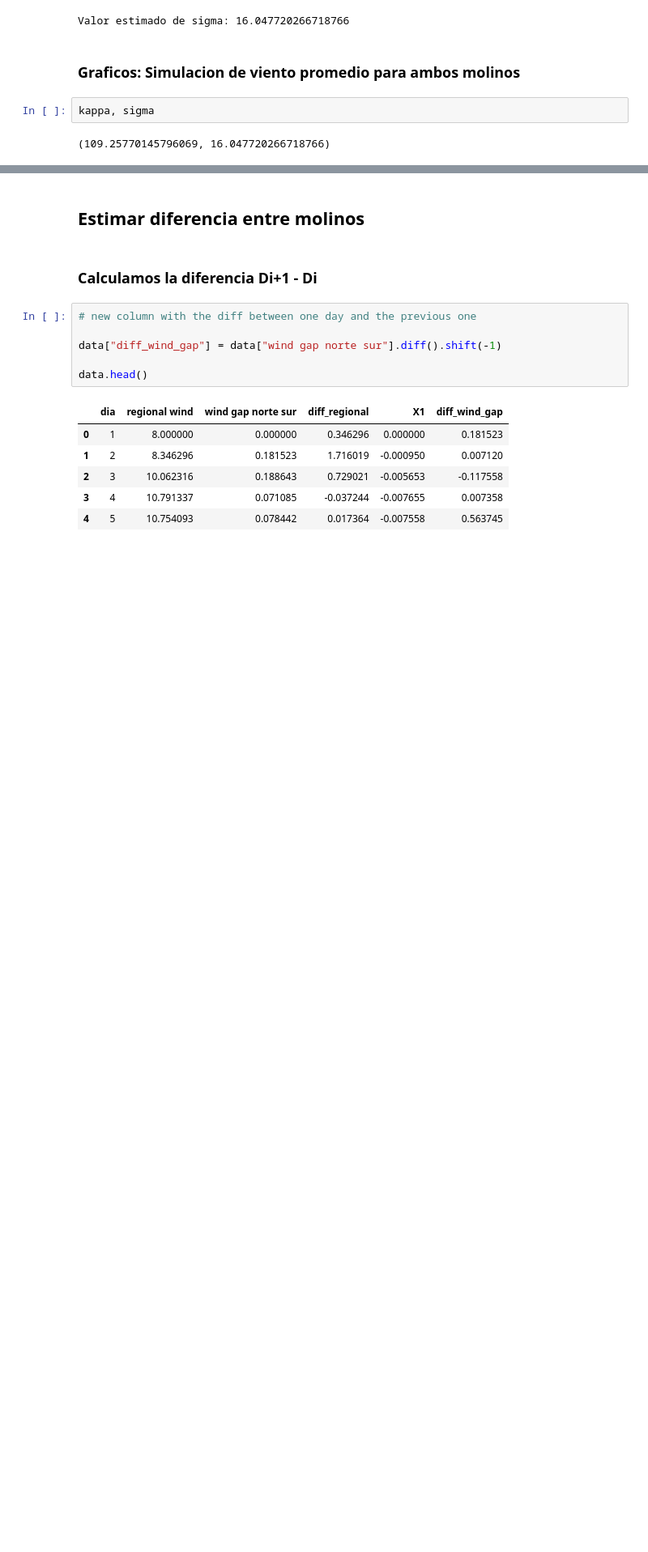
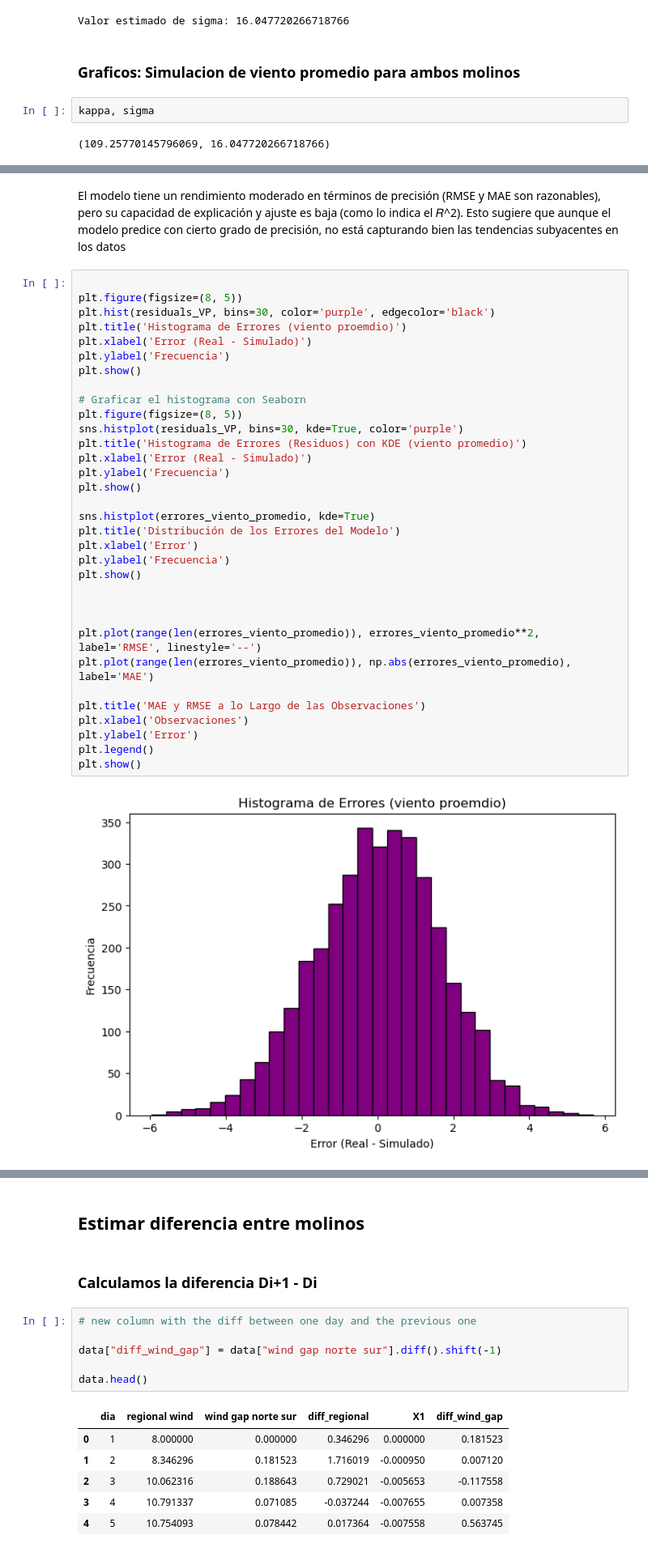
Before and after one commit to GuidoDSalem/TP---AplicacionesComputacionales, a Jupyter notebook: main limpio.ipynb, the cells around one changed output, grey strips where cells are left out. Shown at 81% size. Drawn from its saved outputs; the diff is of its cells as text; blank space fills up the shorter version.

Commit message:
medidas de error en ambos modelos

```diff
--- a/main limpio.ipynb
+++ b/main limpio.ipynb
@@ -166,0 +241,37 @@ plt.show()
+# %% [markdown]
+El modelo tiene un rendimiento moderado en términos de precisión (RMSE y MAE son razonables), pero su capacidad de explicación y ajuste es baja (como lo indica el 𝑅^2). Esto sugiere que aunque el modelo predice con cierto grado de precisión, no está capturando bien las tendencias subyacentes en los datos
+# %%
+
+plt.figure(figsize=(8, 5))
+plt.hist(residuals_VP, bins=30, color='purple', edgecolor='black')
+plt.title('Histograma de Errores (viento proemdio)')
+plt.xlabel('Error (Real - Simulado)')
+plt.ylabel('Frecuencia')
+plt.show()
+
+# Graficar el histograma con Seaborn
+plt.figure(figsize=(8, 5))
+sns.histplot(residuals_VP, bins=30, kde=True, color='purple')
+plt.title('Histograma de Errores (Residuos) con KDE (viento promedio)')
+plt.xlabel('Error (Real - Simulado)')
+plt.ylabel('Frecuencia')
+plt.show()
+
+sns.histplot(errores_viento_promedio, kde=True)
+plt.title('Distribución de los Errores del Modelo')
+plt.xlabel('Error')
+plt.ylabel('Frecuencia')
+plt.show()
+
+
+
+plt.plot(range(len(errores_viento_promedio)), errores_viento_promedio**2, label='RMSE', linestyle='--')
+plt.plot(range(len(errores_viento_promedio)), np.abs(errores_viento_promedio), label='MAE')
+
+plt.title('MAE y RMSE a lo Largo de las Observaciones')
+plt.xlabel('Observaciones')
+plt.ylabel('Error')
+plt.legend()
+plt.show()
+# %% [output]
+[figure, added]
```
Also changed, not shown: parts of 17 cells of this notebook.
